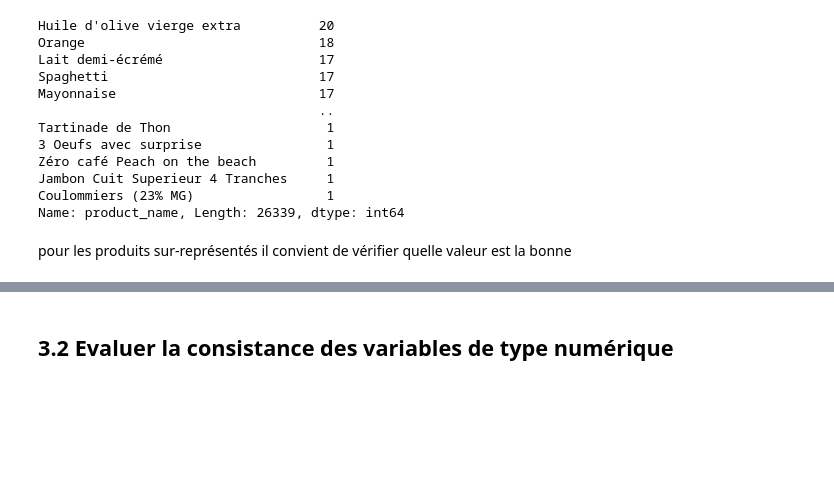
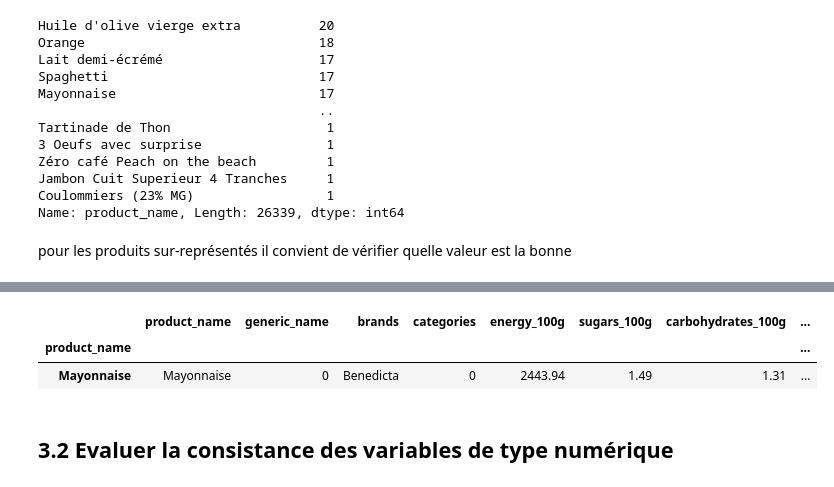
Before and after one commit to MarieDeSmedt/FoodFlix, a Jupyter notebook: notebook/Data_clean.ipynb, the cells around one changed output, grey strips where cells are left out. Drawn from its saved outputs; the diff is of its cells as text; code cells hidden in the pictures; blank space fills up the shorter version.

```diff
--- a/notebook/Data_clean.ipynb
+++ b/notebook/Data_clean.ipynb
@@ -186,15 +209,22 @@ Il y a 17 occurence de mayonnaise, je vais donc les remplacer par une seule qui
 # %%
-
-df2 = df.groupby('product_name').agg({'energy_100g':'mean',
+df_v2 = df_v1.groupby('product_name').agg({'product_name':'first',
+                                      'generic_name':'first',
+                                      'brands':'first',
+                                      'categories':'first',
+                                      'energy_100g':'mean',
                                      'sugars_100g':'mean',
+                                      'carbohydrates_100g':'mean',
                                      'fiber_100g':'mean',
                                      'proteins_100g':'mean',
+                                      'salt_100g':'mean',
                                      'sodium_100g':'mean',
+                                        'fat_100g':'mean',
                                      'saturated-fat_100g':'mean',
+                                      'fruits-vegetables-nuts_100g':'mean',
                                      'nutrition-score-fr_100g':'mean',
-                                     'nutrition_grade_fr':'first'
-                                     })
+                                     'nutrition-score-uk_100g':'mean'
+                                     }).round(2)
 
 #check
-df2
+df_v2["product_name"].value_counts()
 # %% [output]
@@ -215,3 +243,11 @@ df2
+# %%
+#j'utilise l'exemple de la mayonnaise pour verifier mes actions
+s_after = df_v2[df_v2.loc[:,'product_name']=='Mayonnaise']
+s_after
+# %% [output]
+|  | product_name | generic_name | brands | categories | energy_100g | sugars_100g | carbohydrates_100g | ... |
+| product_name |  |  |  |  |  |  |  | ... |
+| Mayonnaise | Mayonnaise | 0 | Benedicta | 0 | 2443.94 | 1.49 | 1.31 | ... |
 # %% [markdown]
 ## 3.2 Evaluer la consistance des variables de type numérique
 # %% [markdown]
```
Also changed, not shown: parts of 18 cells of this notebook.
